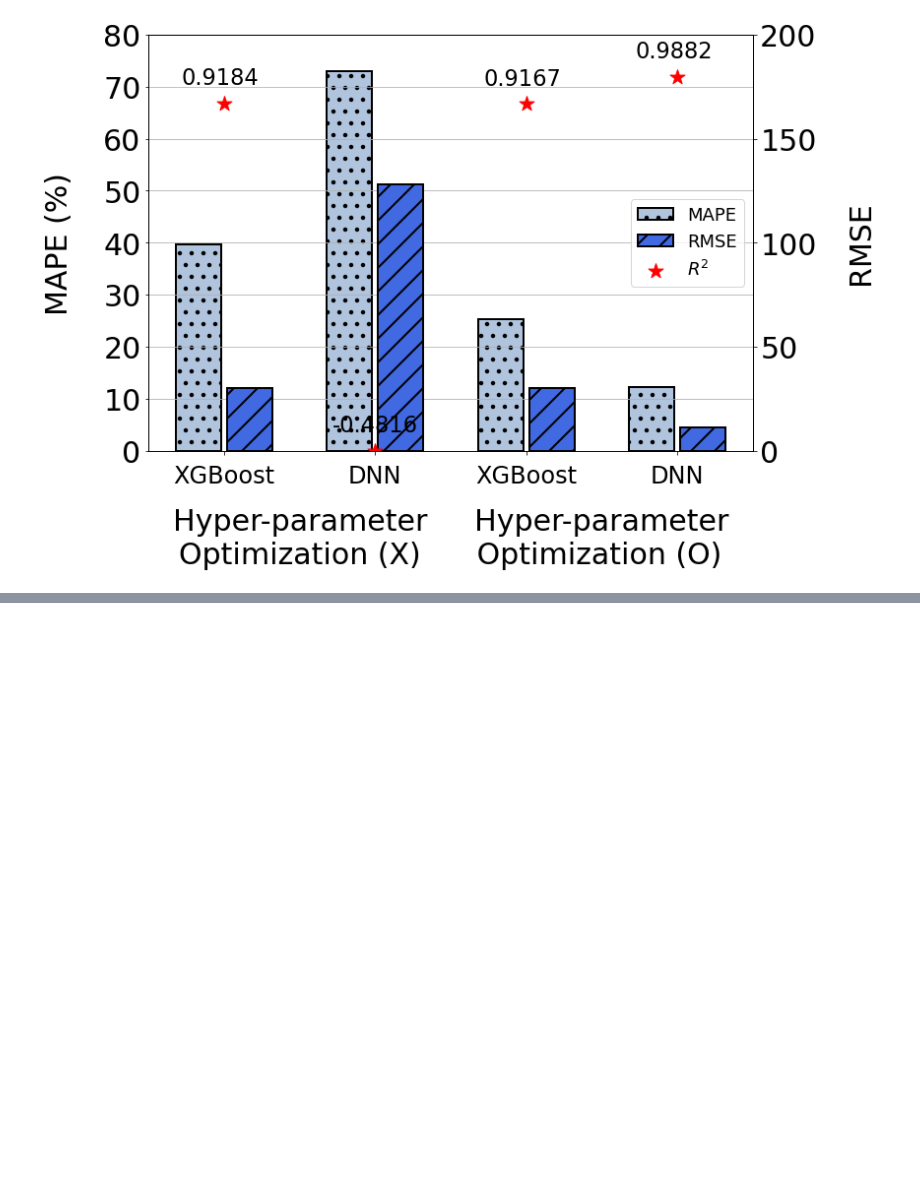
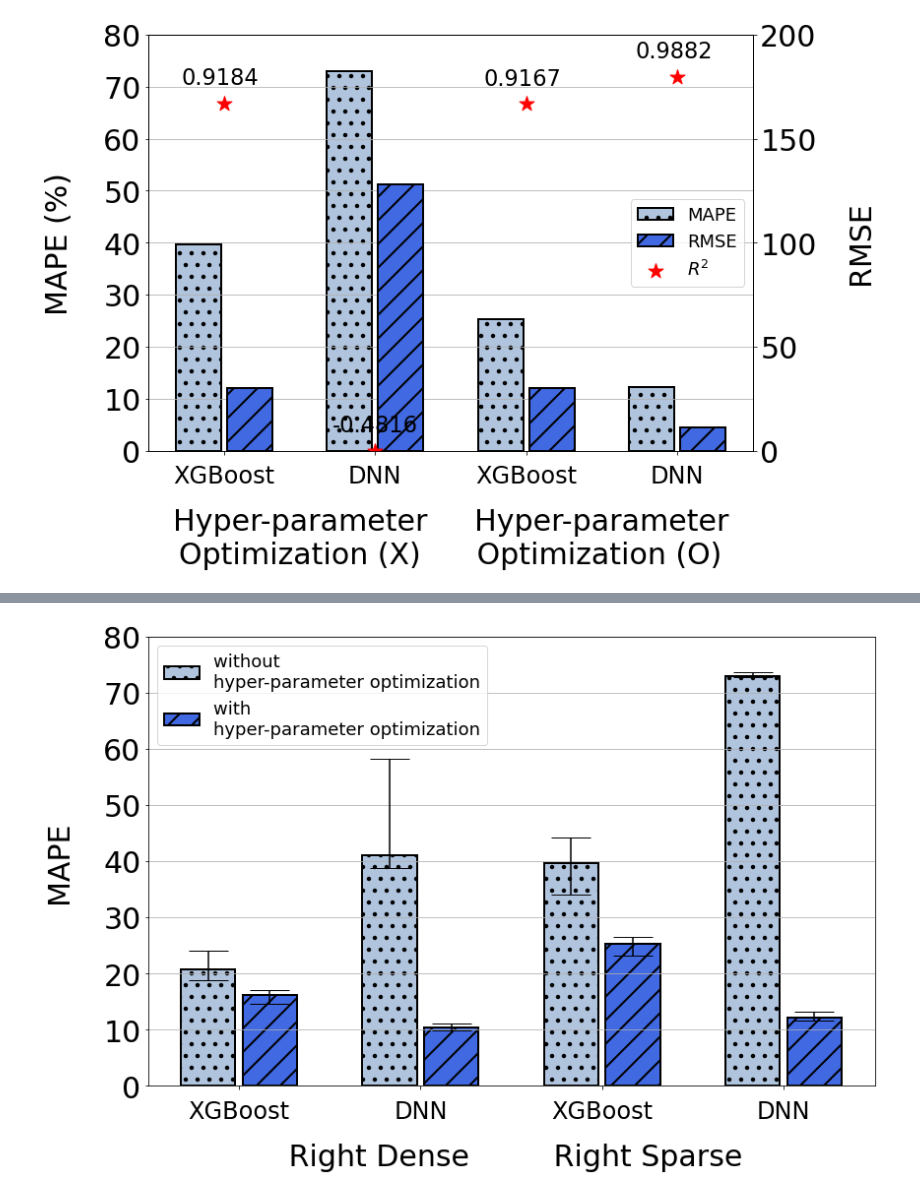
Before and after one commit to unhochoi/Sparse-Matrix-Multiplication, a Jupyter notebook: figure/pyplot/hyperparameter-optimization-performance.ipynb, the cells around one changed output, grey strips where cells are left out. Saved outputs shown, nothing was run; the diff lists cells and outputs as text; code cells hidden in the pictures; blank space fills up the shorter version.

```diff
--- a/figure/pyplot/hyperparameter-optimization-performance.ipynb
+++ b/figure/pyplot/hyperparameter-optimization-performance.ipynb
@@ -373,73 +495,75 @@ plt.show()
 # fig.savefig('./with-hyper-parameter-optimization.png')
 # plt.show()
 # %%
-# import matplotlib.pyplot as plt
-# import numpy as np
-# import pandas as pd
+import matplotlib.pyplot as plt
+import numpy as np
+import pandas as pd
 
-# # x 축 label
-# x_label = ["XGBoost", "DNN", "XGBoost", "DNN"]
+# x 축 label
+x_label = ["XGBoost", "DNN", "XGBoost", "DNN"]
 
-# # hyperparameter 최적화 없이 사용했을 때의 성능
-# without_hp_optim = [20.67, 41.13 , 39.64, 72.92]
-# without_hp_optim_min = [18.85, 38.80, 34.05, 72.81]
-# without_hp_optim_max = [24.12, 58.16, 44.25, 73.59]
-# df = pd.DataFrame({'x_label':x_label,'without_hp_optim':without_hp_optim, 'without_hp_optim_min': without_hp_optim_min, 'without_hp_optim_max': without_hp_optim_max})
+# hyperparameter 최적화 없이 사용했을 때의 성능
+without_hp_optim = [20.67, 41.13 , 39.64, 72.92]
+without_hp_optim_min = [18.85, 38.80, 34.05, 72.81]
+without_hp_optim_max = [24.12, 58.16, 44.25, 73.59]
+df = pd.DataFrame({'x_label':x_label,'without_hp_optim':without_hp_optim, 'without_hp_optim_min': without_hp_optim_min, 'without_hp_optim_max': without_hp_optim_max})
 
-# # 평균과 최소, 최대 간의 차이
-# df['mingap'] = df.without_hp_optim - df.without_hp_optim_min
-# df['maxgap'] = df.without_hp_optim_max - df.without_hp_optim
-# without_hp_optim_yerr = df[['mingap', 'maxgap']].T.to_numpy()
+# 평균과 최소, 최대 간의 차이
+df['mingap'] = df.without_hp_optim - df.without_hp_optim_min
+df['maxgap'] = df.without_hp_optim_max - df.without_hp_optim
+without_hp_optim_yerr = df[['mingap', 'maxgap']].T.to_numpy()
 
-# # hyperparameter 최적화했을때의 성능
-# hp_optim = [16.22, 10.34, 25.36, 12.15]
-# hp_optim_min = [14.58, 9.95, 23.11, 11.57]
-# hp_optim_max = [17.07, 11.07, 26.46, 13.15]
-# df = pd.DataFrame({'x_label':x_label,'hp_optim':hp_optim, 'hp_optim_min': hp_optim_min, 'hp_optim_max': hp_optim_max})
+# hyperparameter 최적화했을때의 성능
+hp_optim = [16.22, 10.34, 25.36, 12.15]
+hp_optim_min = [14.58, 9.95, 23.11, 11.57]
+hp_optim_max = [17.07, 11.07, 26.46, 13.15]
+df = pd.DataFrame({'x_label':x_label,'hp_optim':hp_optim, 'hp_optim_min': hp_optim_min, 'hp_optim_max': hp_optim_max})
 
-# # 평균과 최소, 최대 간의 차이
-# df['mingap'] = df.hp_optim - df.hp_optim_min
-# df['maxgap'] = df.hp_optim_max - df.hp_optim
-# hp_optim_yerr = df[['mingap', 'maxgap']].T.to_numpy()
+# 평균과 최소, 최대 간의 차이
+df['mingap'] = df.hp_optim - df.hp_optim_min
+df['maxgap'] = df.hp_optim_max - df.hp_optim
+hp_optim_yerr = df[['mingap', 'maxgap']].T.to_numpy()
 
-# ################################# x축 및 전체 figure 설정 ####################################################
+################################# x축 및 전체 figure 설정 ####################################################
 
-# fontsize = 30
+fontsize = 30
 
-# plt.rc('axes', labelsize=fontsize)   # x,y축 label 폰트 크기
-# plt.rc('xtick', labelsize=fontsize*0.8)  # x축 눈금 폰트 크기
-# plt.rc('ytick', labelsize=fontsize)  # y축 눈금 폰트 크기
-# plt.rc('legend', fontsize=fontsize*0.6)  # 범례 폰트 크기
-# plt.rcParams['hatch.linewidth'] = 2 # bar pattern 두께
+plt.rc('axes', labelsize=fontsize)   # x,y축 label 폰트 크기
+plt.rc('xtick', labelsize=fontsize*0.8)  # x축 눈금 폰트 크기
+plt.rc('ytick', labelsize=fontsize)  # y축 눈금 폰트 크기
+plt.rc('legend', fontsize=fontsize*0.6)  # 범례 폰트 크기
+plt.rcParams['hatch.linewidth'] = 2 # bar pattern 두께
 
-# x = np.arange(len(x_label)) # x축 인덱스
-# width = 0.3 # bar 넓이
+x = np.arange(len(x_label)) # x축 인덱스
+width = 0.3 # bar 넓이
 
-# fig, ax1 = plt.subplots(figsize=(12,8)) # figure 및 subplot 선언
+fig, ax1 = plt.subplots(figsize=(12,8)) # figure 및 subplot 선언
 
-# # 각 bar 의 중심 지정
-# bar1 = ax1.bar(x - 0.17, without_hp_optim, width, linewidth=2, edgecolor='black', yerr=without_hp_optim_yerr, hatch='.', label='without \nhyper-parameter optimization', color='lightsteelblue', capsize=20)
-# bar2 = ax1.bar(x + 0.17, hp_optim, width, linewidth=2, edgecolor='black', yerr=hp_optim_yerr, hatch='/', label='with \nhyper-parameter optimization', color='royalblue', capsize=20)
+# 각 bar 의 중심 지정
+bar1 = ax1.bar(x - 0.17, without_hp_optim, width, linewidth=2, edgecolor='black', yerr=without_hp_optim_yerr, hatch='.', label='without \nhyper-parameter optimization', color='lightsteelblue', capsize=20)
+bar2 = ax1.bar(x + 0.17, hp_optim, width, linewidth=2, edgecolor='black', yerr=hp_optim_yerr, hatch='/', label='with \nhyper-parameter optimization', color='royalblue', capsize=20)
 
-# ################################# ax1 ####################################################
+################################# ax1 ####################################################
 
-# ax1.set_xticks(x) # x축 인덱스
-# ax1.set_xticklabels(x_label) # x축 label 이름
-# ax1.tick_params(axis='x',pad=10) # x축 label pad
+ax1.set_xticks(x) # x축 인덱스
+ax1.set_xticklabels(x_label) # x축 label 이름
+ax1.tick_params(axis='x',pad=10) # x축 label pad
 
-# ax1.yaxis.grid(True) # y축만 grid 사용
-# ax1.set_ylim([0, 80])  # 좌측 y축 범위 설정
-# ax1.set_yticks([0, 10, 20, 30, 40, 50, 60, 70, 80]) # y축 index 설정
+ax1.yaxis.grid(True) # y축만 grid 사용
+ax1.set_ylim([0, 80])  # 좌측 y축 범위 설정
+ax1.set_yticks([0, 10, 20, 30, 40, 50, 60, 70, 80]) # y축 index 설정
 
-# ax1.set_xlabel(' Right Dense         Right Sparse', labelpad=20) # ax1 ylabel 설정
-# ax1.set_ylabel('MAPE', labelpad=30) # ax1 ylabel 설정
+ax1.set_xlabel(' Right Dense         Right Sparse', labelpad=20) # ax1 ylabel 설정
+ax1.set_ylabel('MAPE', labelpad=30) # ax1 ylabel 설정
 
-# ax1.legend(loc="upper left") # 범례 표시
+ax1.legend(loc="upper left") # 범례 표시
 
-# # 이미지 저장시, figure 크기에 맞게 이미지 저장
-# fig.tight_layout()
+# 이미지 저장시, figure 크기에 맞게 이미지 저장
+fig.tight_layout()
 # fig.savefig('./hyperparameter-optimization-performance.png')
-# plt.show()
+plt.show()
+# %% [output]
+[figure, added]
 # %%
 # import matplotlib.pyplot as plt
 # import numpy as np
```
Also changed, not shown: parts of 6 cells of this notebook, 4 other files.
